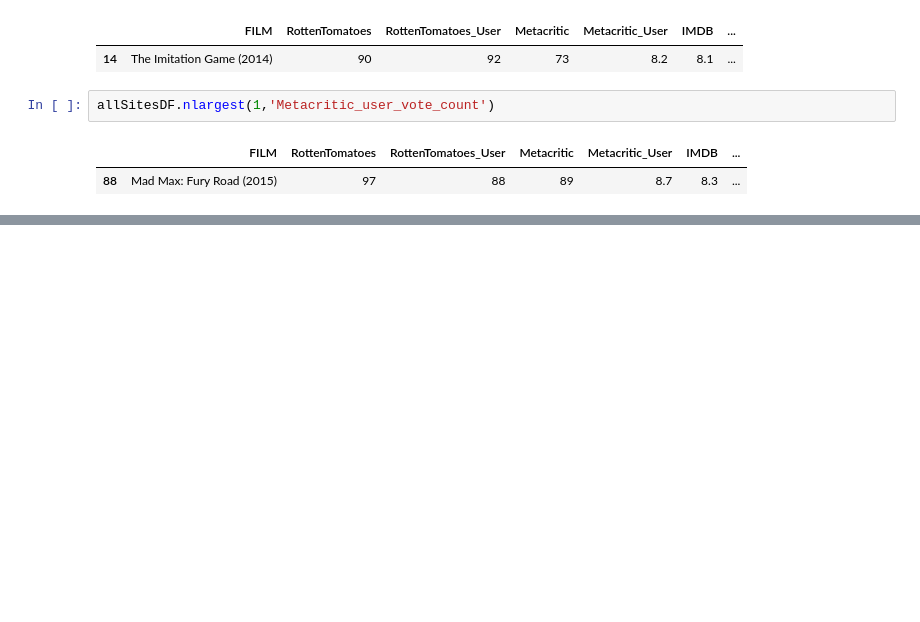
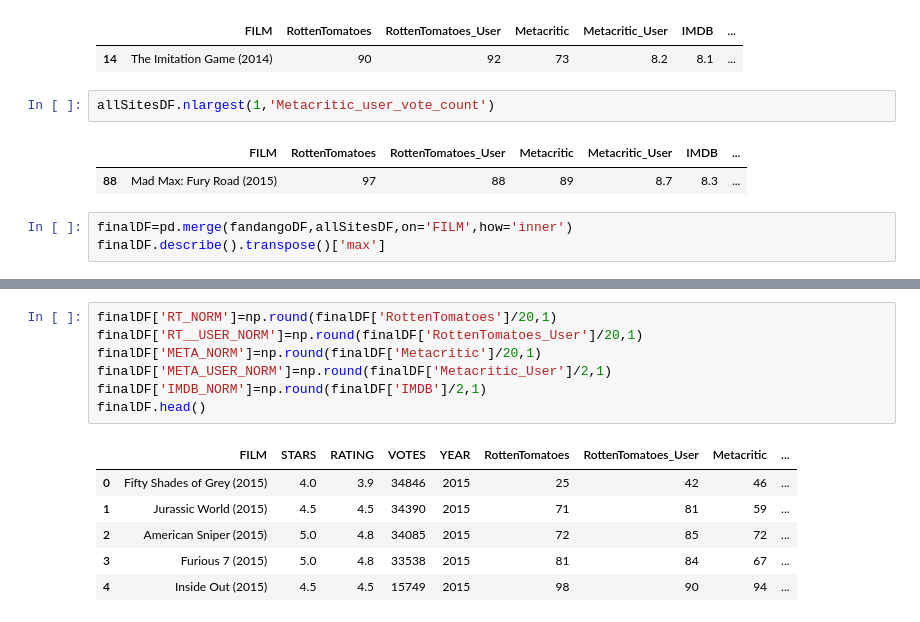
Before and after one commit to Sourabh-Bharale/capStone, a Jupyter notebook: model.ipynb, the cells around one changed output, grey strips where cells are left out. Cells and saved outputs as stored; diff of their text form; blank space fills up the shorter version.

Commit message:
merged DF and Normalized ratings

```diff
--- a/model.ipynb
+++ b/model.ipynb
@@ -180,3 +180,6 @@ allSitesDF.nlargest(1,'Metacritic_user_vote_count')
 # %% [output]
 |  | FILM | RottenTomatoes | RottenTomatoes_User | Metacritic | Metacritic_User | IMDB | ... |
 | 88 | Mad Max: Fury Road (2015) | 97 | 88 | 89 | 8.7 | 8.3 | ... |
+# %%
+finalDF=pd.merge(fandangoDF,allSitesDF,on='FILM',how='inner')
+finalDF.describe().transpose()['max']
@@ -182,0 +199,14 @@ allSitesDF.nlargest(1,'Metacritic_user_vote_count')
+# %%
+finalDF['RT_NORM']=np.round(finalDF['RottenTomatoes']/20,1)
+finalDF['RT__USER_NORM']=np.round(finalDF['RottenTomatoes_User']/20,1)
+finalDF['META_NORM']=np.round(finalDF['Metacritic']/20,1)
+finalDF['META_USER_NORM']=np.round(finalDF['Metacritic_User']/2,1)
+finalDF['IMDB_NORM']=np.round(finalDF['IMDB']/2,1)
+finalDF.head()
+# %% [output]
+|  | FILM | STARS | RATING | VOTES | YEAR | RottenTomatoes | RottenTomatoes_User | Metacritic | ... |
+| 0 | Fifty Shades of Grey (2015) | 4.0 | 3.9 | 34846 | 2015 | 25 | 42 | 46 | ... |
+| 1 | Jurassic World (2015) | 4.5 | 4.5 | 34390 | 2015 | 71 | 81 | 59 | ... |
+| 2 | American Sniper (2015) | 5.0 | 4.8 | 34085 | 2015 | 72 | 85 | 72 | ... |
+| 3 | Furious 7 (2015) | 5.0 | 4.8 | 33538 | 2015 | 81 | 84 | 67 | ... |
+| 4 | Inside Out (2015) | 4.5 | 4.5 | 15749 | 2015 | 98 | 90 | 94 | ... |
```
Also changed, not shown: parts of 2 cells of this notebook.
